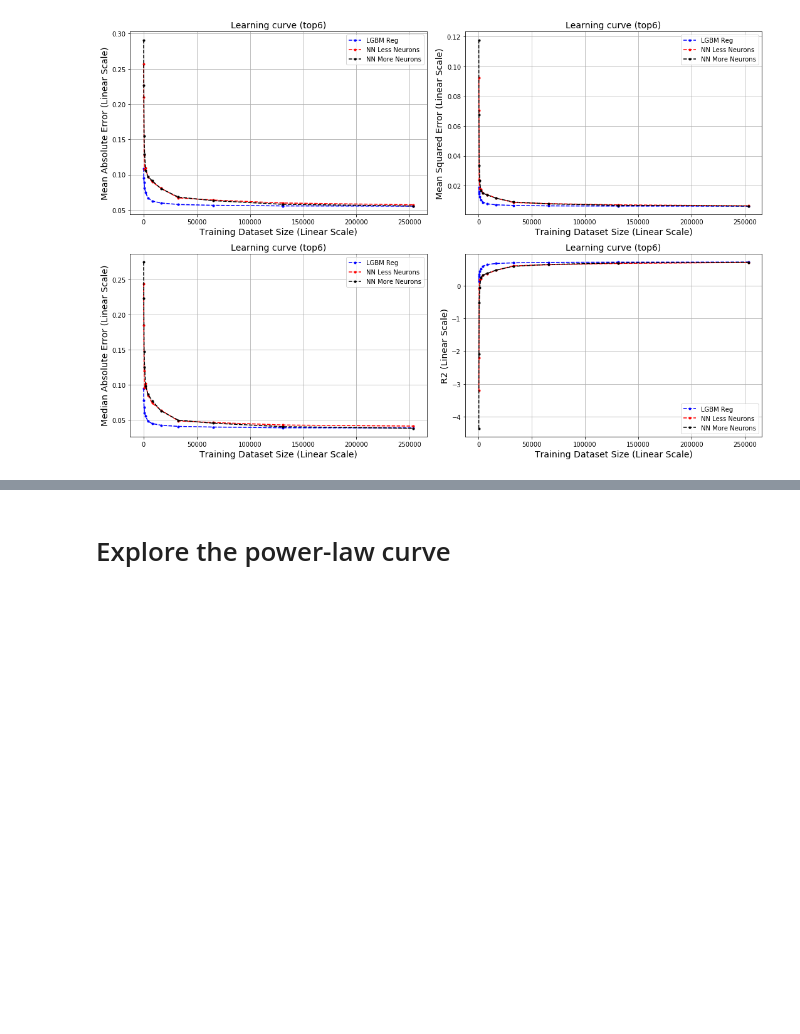
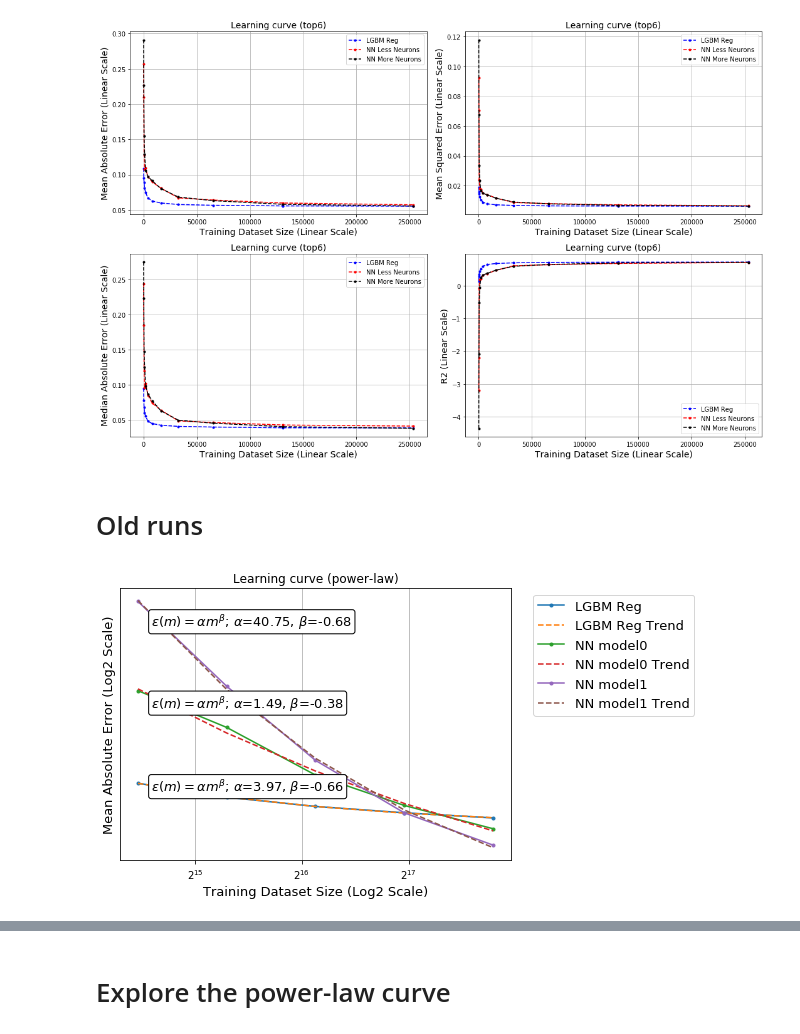
Before and after one commit to adpartin/LearningCurves, a Jupyter notebook: notebooks/power_law_for_paper.ipynb, the cells around one changed output, grey strips where cells are left out. Saved outputs shown, nothing was run; the diff lists cells and outputs as text; code cells hidden in the pictures; blank space fills up the shorter version.

```diff
--- a/notebooks/power_law_for_paper.ipynb
+++ b/notebooks/power_law_for_paper.ipynb
@@ -290,3 +294,23 @@ plot_all_metrics_from_runs(runs, metrics='all', title=None, figsize=(15,10), sav
                            xtick_scale='linear', ytick_scale='linear')
 # %% [output]
 [figure]
+# %% [markdown]
+# Old runs
+# %%
+maindir = filepath / '../../pilot1/out/lrn_crv'  # Results dir
+lgb_reg_dir       = maindir / 'top6.lgb_reg.cvf5.rna.dsc.AUC1_2019-6-20_h15-m29'
+nn_model0_sgd_dir = maindir / 'top6.nn_model0.sgd.cvf5.rna.dsc.AUC1_2019-6-21_h23-m20'
+nn_model1_sgd_dir = maindir / 'top6.nn_model1.sgd.cvf5.rna.dsc.AUC1_2019-6-22_h22-m44'
+# %%
+# src_name = 'gdsc'
+src_name = 'top6'
+
+# Top6
+if src_name == 'top6':
+    runs = [{'name': 'LGBM Reg',  'dir': lgb_reg_dir},
+            {'name': 'NN model0', 'dir': nn_model0_sgd_dir},
+            {'name': 'NN model1', 'dir': nn_model1_sgd_dir}]
+# %%
+prms = fit_pwr_multi_runs(runs, metric_name='mean_absolute_error', shard_min_idx=0, cv_folds=1)
+# %% [output]
+[figure, added]
```
Also changed, not shown: parts of 3 cells of this notebook, 2 other files.
